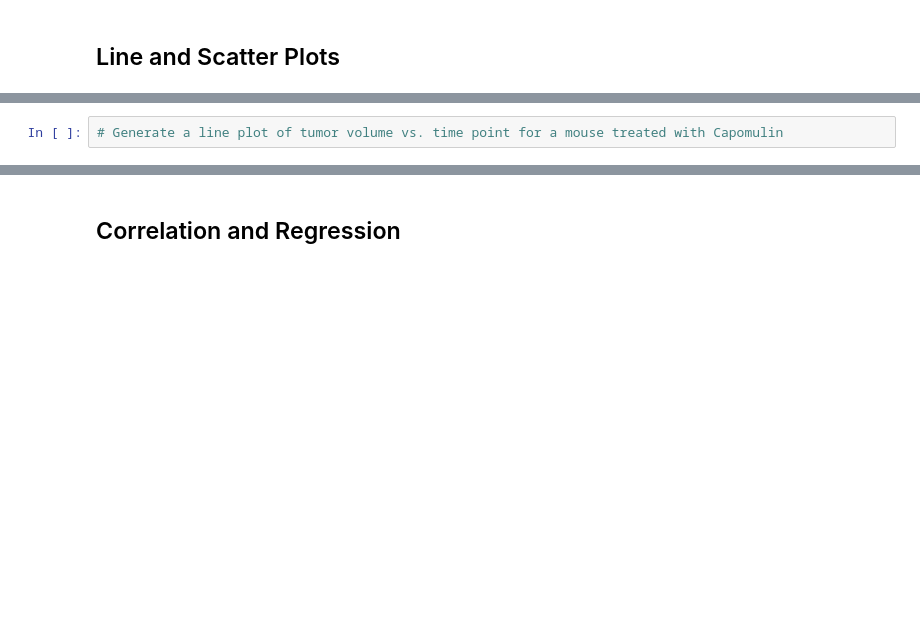
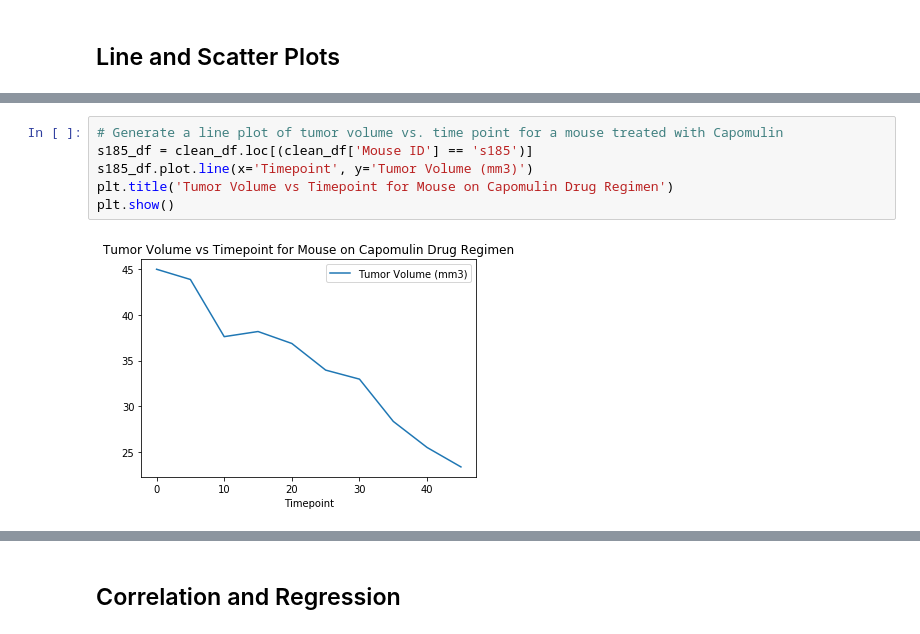
Before and after one commit to KristaJoy/madplotlib-challenge, a Jupyter notebook: pymaceuticals.ipynb, the cells around one changed output, grey strips where cells are left out. Saved outputs shown, nothing was run; the diff lists cells and outputs as text; blank space fills up the shorter version.

```diff
--- a/pymaceuticals.ipynb
+++ b/pymaceuticals.ipynb
@@ -257,4 +263,10 @@ for drug in drug_treatment:
 # %%
 # Generate a line plot of tumor volume vs. time point for a mouse treated with Capomulin
+s185_df = clean_df.loc[(clean_df['Mouse ID'] == 's185')]
+s185_df.plot.line(x='Timepoint', y='Tumor Volume (mm3)')
+plt.title('Tumor Volume vs Timepoint for Mouse on Capomulin Drug Regimen')
+plt.show()
+# %% [output]
+[figure, added]
 # %%
 # Generate a scatter plot of average tumor volume vs. mouse weight for the Capomulin regimen
```
Also changed, not shown: parts of 8 cells of this notebook.
